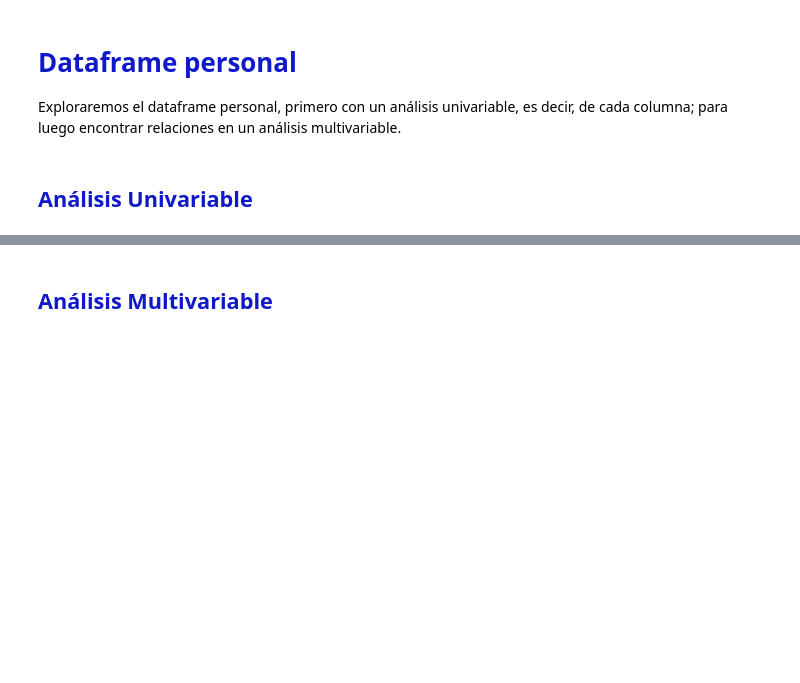
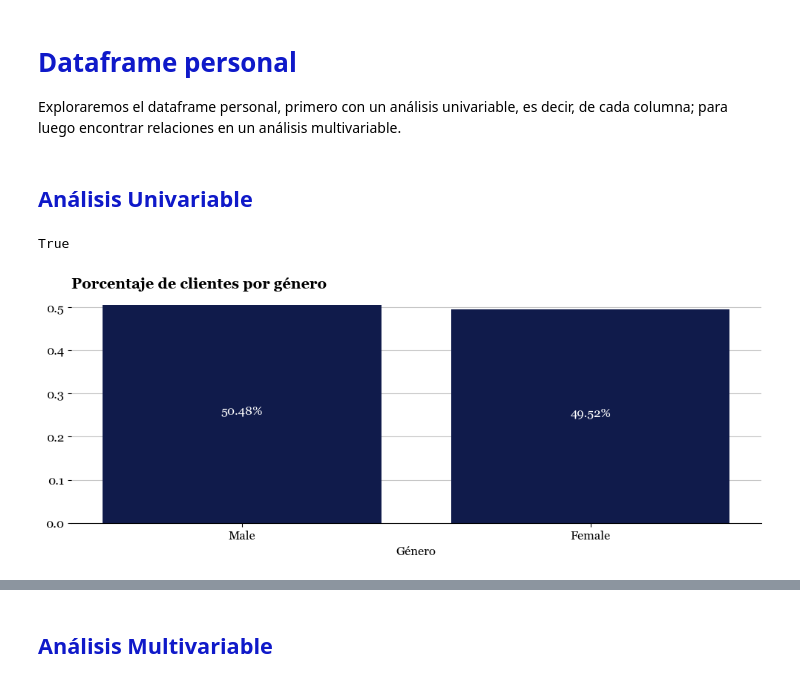
Before and after one commit to juanramosdataexpert/Interconnect_Telecom_Churn, a Jupyter notebook: Notebooks/EDA.ipynb, the cells around one changed output, grey strips where cells are left out. Saved outputs shown, nothing was run; the diff lists cells and outputs as text; code cells hidden in the pictures; blank space fills up the shorter version.

```diff
--- a/Notebooks/EDA.ipynb
+++ b/Notebooks/EDA.ipynb
@@ -544,3 +591,32 @@ De las gráficas en las que comparamos las diferentes categorías de `EndDate` c
 Exploraremos el dataframe personal, primero con un análisis univariable, es decir, de cada columna; para luego encontrar relaciones en un análisis multivariable.
 # %% [markdown]
 ## <span style="color:#0F19C9">Análisis Univariable</span>
+# %%
+# Confirmar unicidad de clientes
+dfs['personal']['CustomerID'].nunique() == dfs['personal'].shape[0]
+# %% [output]
+True
+# %%
+# Separar clientes por género
+clients_gender = dfs['personal']['Gender'].value_counts(normalize=True)
+
+# Graficar los géneros
+fig, ax = plt.subplots(figsize=[12, 4])
+plt.title('Porcentaje de clientes por género',
+          weight='bold', loc='left')
+bars = plt.bar(clients_gender.index,
+               clients_gender,
+               color=juan_colors[0],
+               zorder=2)
+for bar in bars:
+    plt.text(bar.get_x() + bar.get_width() / 2,
+             bar.get_height() / 2,
+             f'{bar.get_height() * 100:1.2f}%',
+             ha='center',
+             color='white')
+plt.xlabel('Género')
+plt.grid(axis='y', zorder=1, alpha=0.7)
+ax.spines[['top', 'right', 'left']].set_visible(False)
+plt.show()
+# %% [output]
+[figure, added]
```
Also changed, not shown: parts of 32 cells of this notebook.
